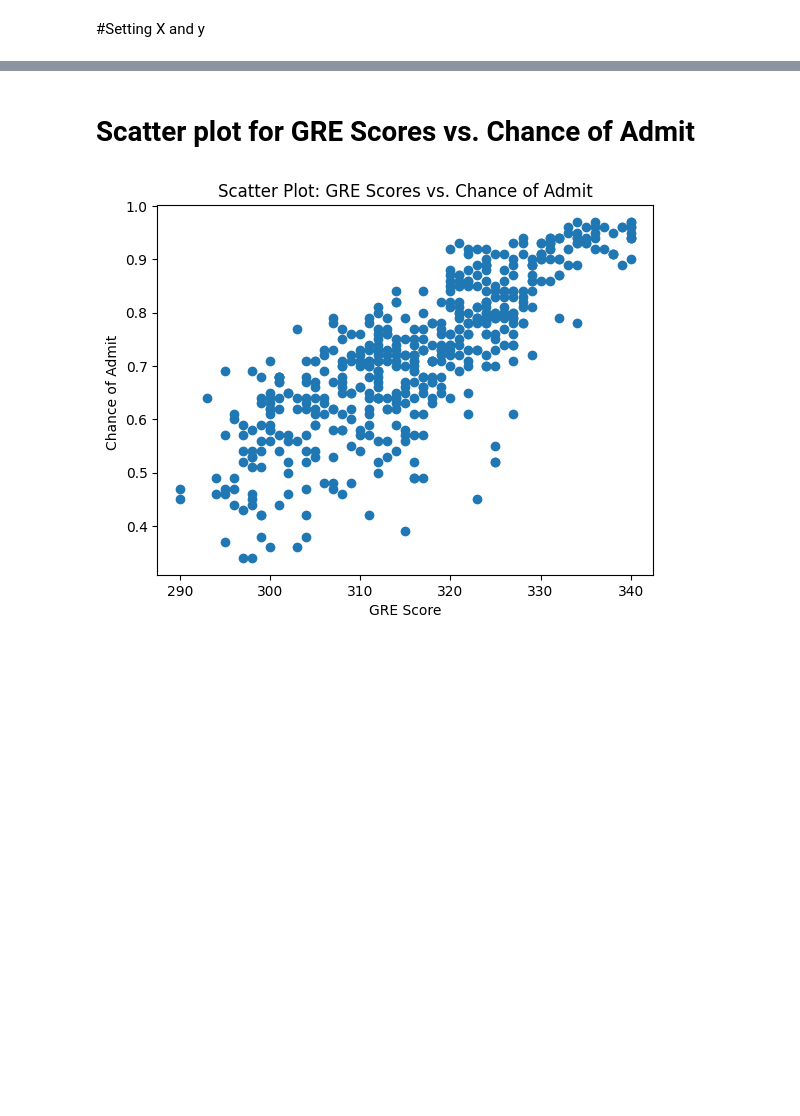
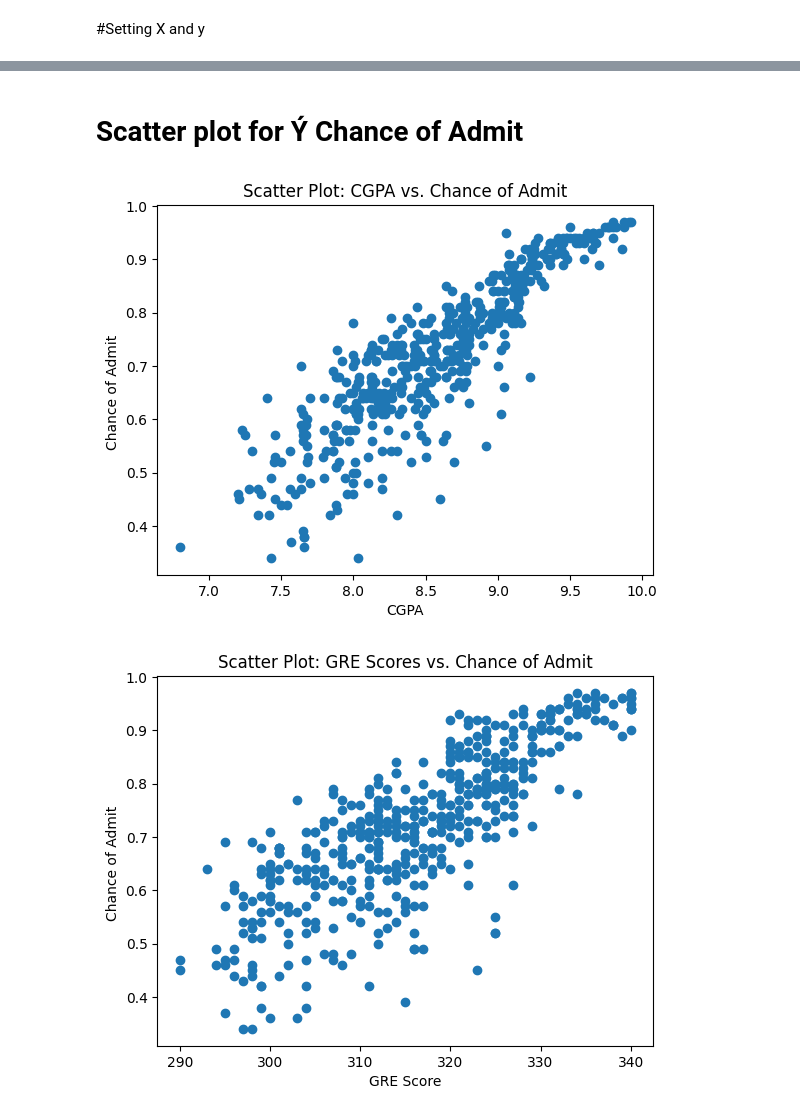
Before and after one commit to ashishkumarsaklani/Jam-project, a Jupyter notebook: Jamboree_Linear_Model.ipynb, the cells around one changed output, grey strips where cells are left out. Cells and saved outputs as stored; diff of their text form; code cells hidden in the pictures; blank space fills up the shorter version.

```diff
--- a/Jamboree_Linear_Model.ipynb
+++ b/Jamboree_Linear_Model.ipynb
@@ -107,6 +141,15 @@ Index(['Serial No.', 'GRE Score', 'TOEFL Score', 'University Rating', 'SOP',
       dtype='object')
 # %% [markdown]
-# Scatter plot for GRE Scores vs. Chance of Admit
+# Scatter plot for Ý Chance of Admit
+# %%
+
+plt.scatter(df['CGPA'], df['Chance of Admit '])
+plt.xlabel('CGPA')
+plt.ylabel('Chance of Admit ')
+plt.title('Scatter Plot: CGPA vs. Chance of Admit')
+plt.show()
+# %% [output]
+[figure, added]
 # %%
 
 plt.scatter(df['GRE Score'], df['Chance of Admit '])
```
Also changed, not shown: parts of 25 cells of this notebook.
